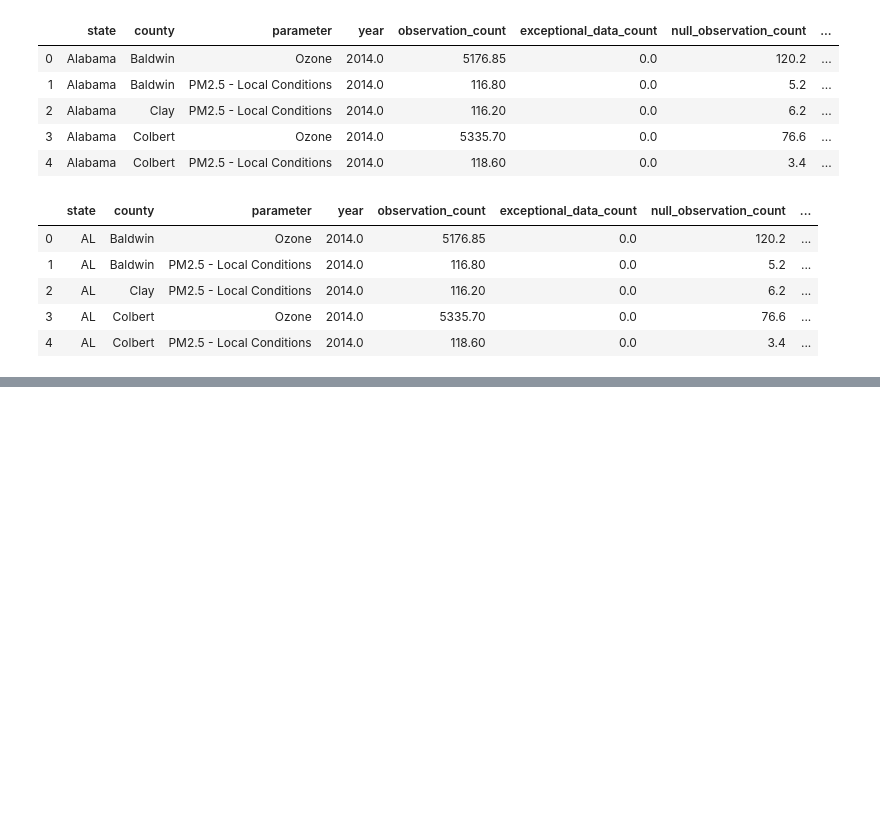
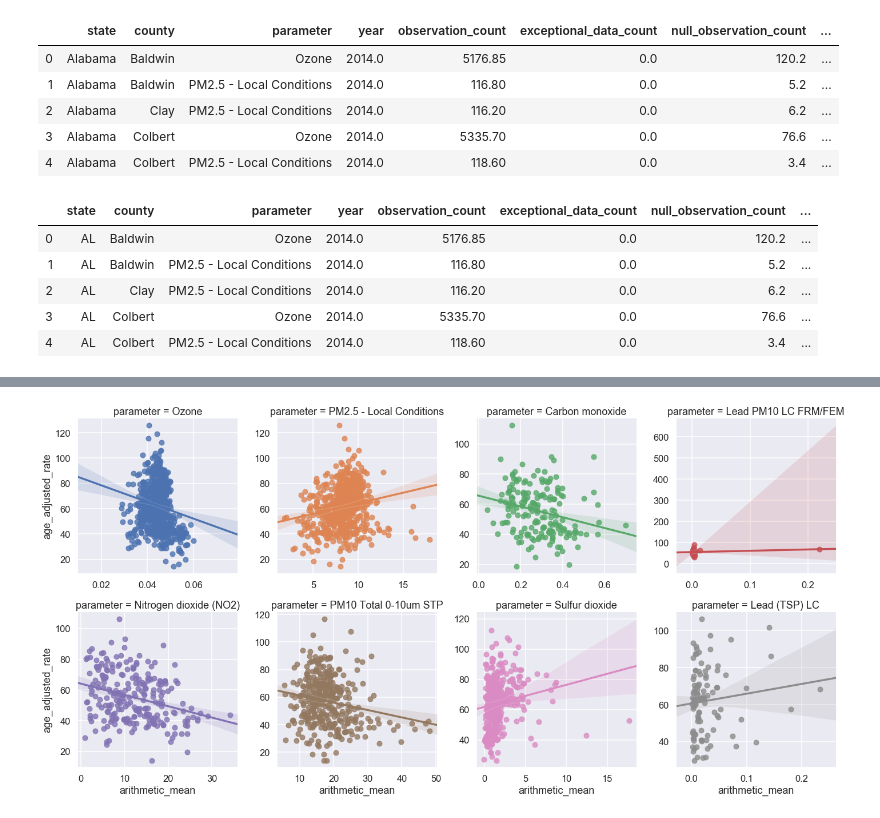
Before and after one commit to bbjornstad-flatiron/flatiron-mod3-project, a Jupyter notebook: data_analysis.ipynb, the cells around one changed output, grey strips where cells are left out. Drawn from its saved outputs; the diff is of its cells as text; code cells hidden in the pictures; blank space fills up the shorter version.

Commit message:
Added more data analysis

```diff
--- a/data_analysis.ipynb
+++ b/data_analysis.ipynb
@@ -472,3 +472,5 @@ all_states_aq.head()
 | 2 | AL | Clay | PM2.5 - Local Conditions | 2014.0 | 116.20 | 0.0 | 6.2 | ... |
 | 3 | AL | Colbert | Ozone | 2014.0 | 5335.70 | 0.0 | 76.6 | ... |
 | 4 | AL | Colbert | PM2.5 - Local Conditions | 2014.0 | 118.60 | 0.0 | 3.4 | ... |
+# %%
+cancer_rates_state_county_index = all_states_cancer_rates.rename(columns={'area': 'county'}).set_index(['state', 'county'])
@@ -475,2 +494,2 @@ all_states_aq.head()
 # %%
-merged_state_data = all_states_aq.join(all_states_cancer_rates.set_index(['state', 'area']), on=['state', 'county'], how='inner')
+merged_state_df = all_states_aq.join(cancer_rates_state_county_index, on=['state', 'county'], how='inner')
@@ -476,0 +512,12 @@ merged_state_data = all_states_aq.join(all_states_cancer_rates.set_index(['state
+# %%
+all_states_lm = sns.lmplot(
+    x='arithmetic_mean',
+    y='age_adjusted_rate',
+    hue='parameter',
+    col='parameter',
+    data=merged_state_df,
+    col_wrap=4,
+    sharex=False,
+    sharey=False);
+# %% [output]
+[figure, added]
```
Also changed, not shown: parts of 3 cells of this notebook, 2 other files.
